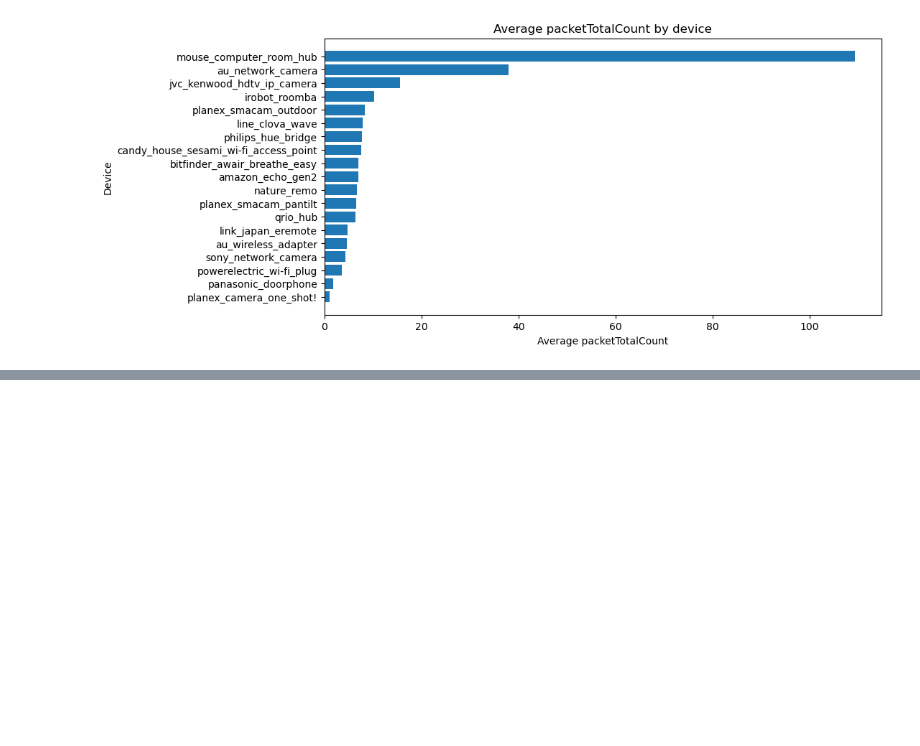
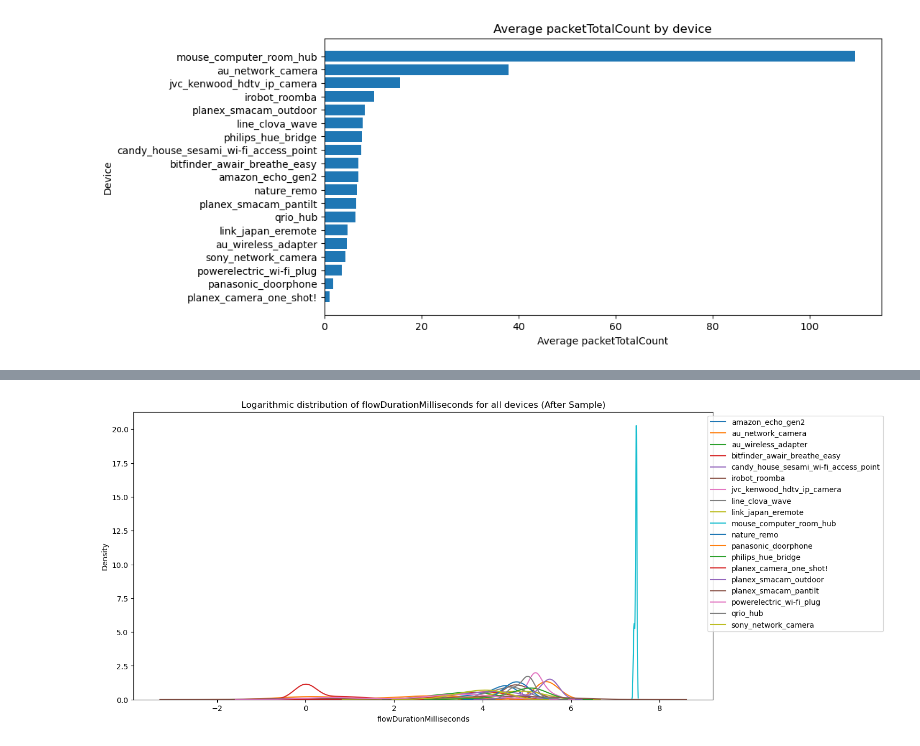
Before and after one commit to looopdawg/IPFIXDeviceIdentification, a Jupyter notebook: DATA3001_EDA.ipynb, the cells around one changed output, grey strips where cells are left out. Saved outputs shown, nothing was run; the diff lists cells and outputs as text; code cells hidden in the pictures; blank space fills up the shorter version.

```diff
--- a/DATA3001_EDA.ipynb
+++ b/DATA3001_EDA.ipynb
@@ -360,0 +403,23 @@ Index(['flowStartMilliseconds', 'flowEndMilliseconds',
+# %%
+import seaborn as sns
+import numpy as np
+import matplotlib.pyplot as plt
+
+# Using kdeplots to plot distribution of flowDurationMilliseconds values
+fig, ax = plt.subplots(1, 1, figsize=(14, 7))
+df['flowStartMilliseconds'] = pd.to_datetime(df['flowStartMilliseconds'])
+flow_by_day = df.groupby(['response', pd.Grouper(key='flowStartMilliseconds', freq='D')])['flowDurationMilliseconds'].mean()
+# Iterate over each unique device in the sample
+
+for device in flow_by_day.index.get_level_values(0).unique():
+    device_data = flow_by_day.loc[device].dropna()
+    # Check if there are data points for the device
+    if not device_data.empty:
+        sns.kdeplot(np.log(device_data + 1), label=device)  # Added 1 to ensure all values are positive
+
+
+ax.legend(loc='upper right', bbox_to_anchor=(1.3, 1))
+plt.title("Logarithmic distribution of flowDurationMilliseconds for all devices (After Sample)")
+plt.show()
+# %% [output]
+[figure, added]
```
Also changed, not shown: parts of 22 cells of this notebook.
